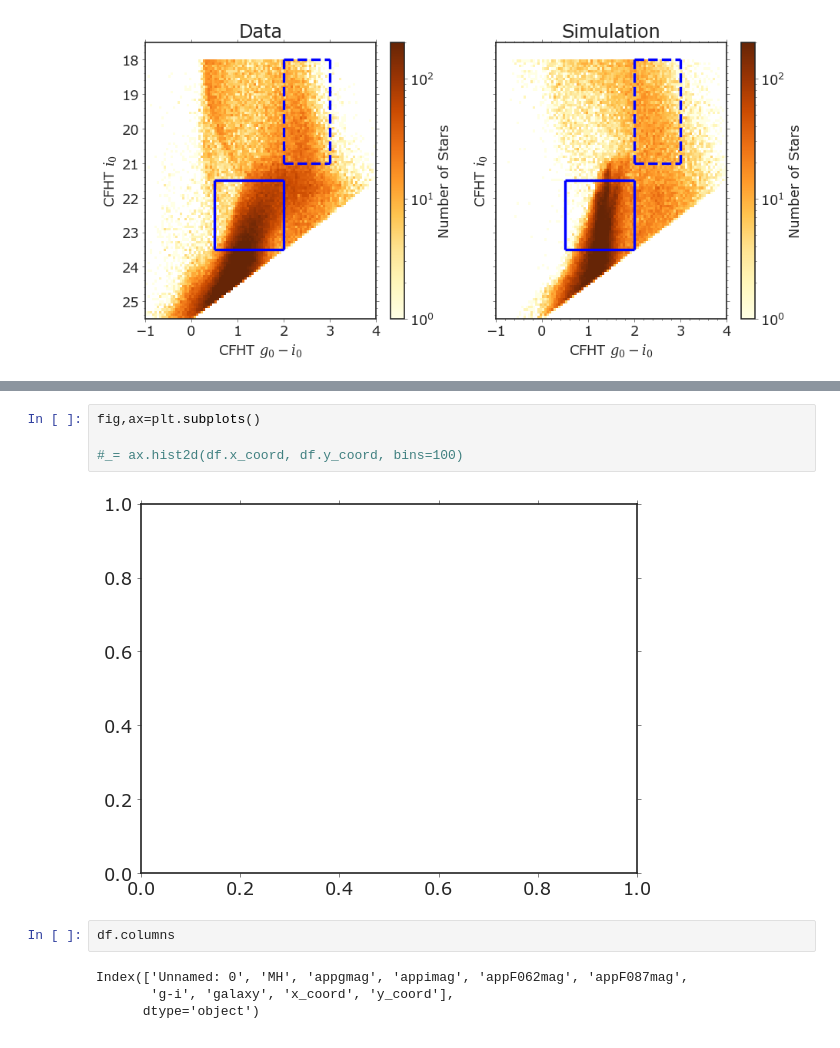
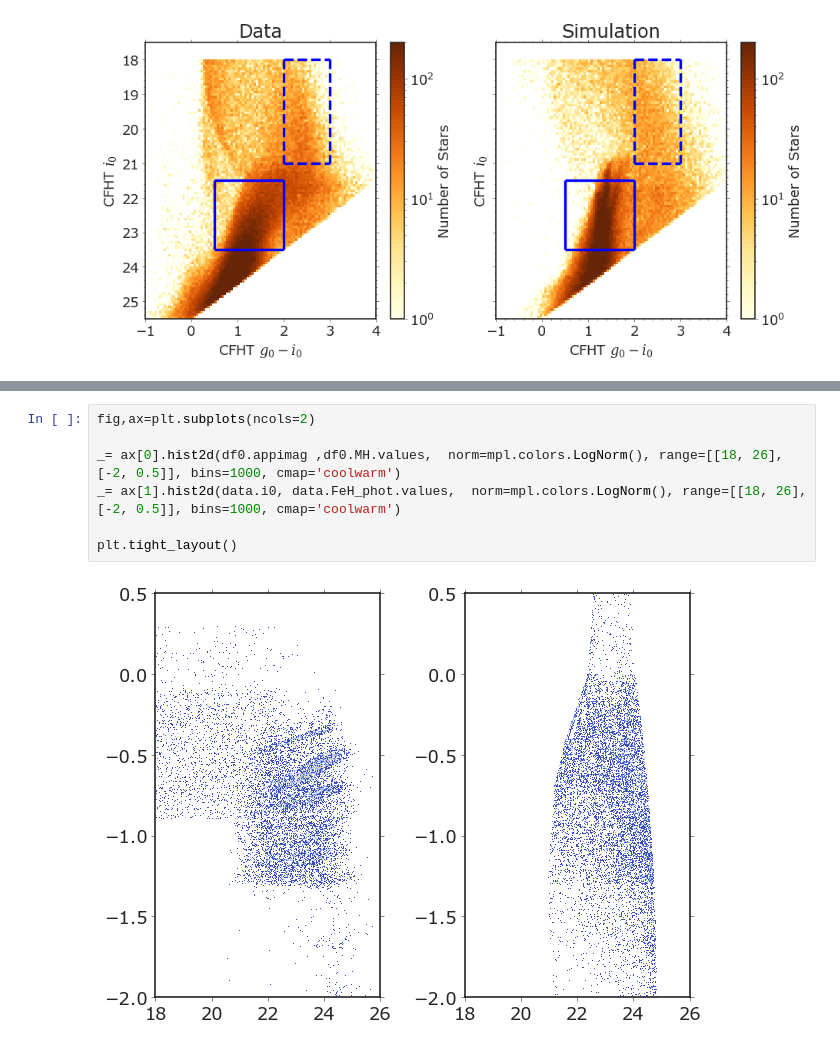
Before and after one commit to caganze/stellarstreams, a Jupyter notebook: notebooks/Visualize MW and M31 Stars.ipynb, the cells around one changed output, grey strips where cells are left out. Drawn from its saved outputs; the diff is of its cells as text.

```diff
--- a/notebooks/Visualize MW and M31 Stars.ipynb
+++ b/notebooks/Visualize MW and M31 Stars.ipynb
@@ -216,12 +234,9 @@ ax.legend()
-# %%
-fig,ax=plt.subplots()
-
-#_= ax.hist2d(df.x_coord, df.y_coord, bins=100)
-# %% [output]
-[figure, removed]
-# %%
-df.columns
-# %% [output]
-Index(['Unnamed: 0', 'MH', 'appgmag', 'appimag', 'appF062mag', 'appF087mag',
-       'g-i', 'galaxy', 'x_coord', 'y_coord'],
-      dtype='object')
+# %%
+fig,ax=plt.subplots(ncols=2)
+
+_= ax[0].hist2d(df0.appimag ,df0.MH.values,  norm=mpl.colors.LogNorm(), range=[[18, 26], [-2, 0.5]], bins=1000, cmap='coolwarm')
+_= ax[1].hist2d(data.i0, data.FeH_phot.values,  norm=mpl.colors.LogNorm(), range=[[18, 26], [-2, 0.5]], bins=1000, cmap='coolwarm')
+
+plt.tight_layout()
+# %% [output]
+[figure, added]
```
Also changed, not shown: parts of 9 cells of this notebook, 7 other files.
